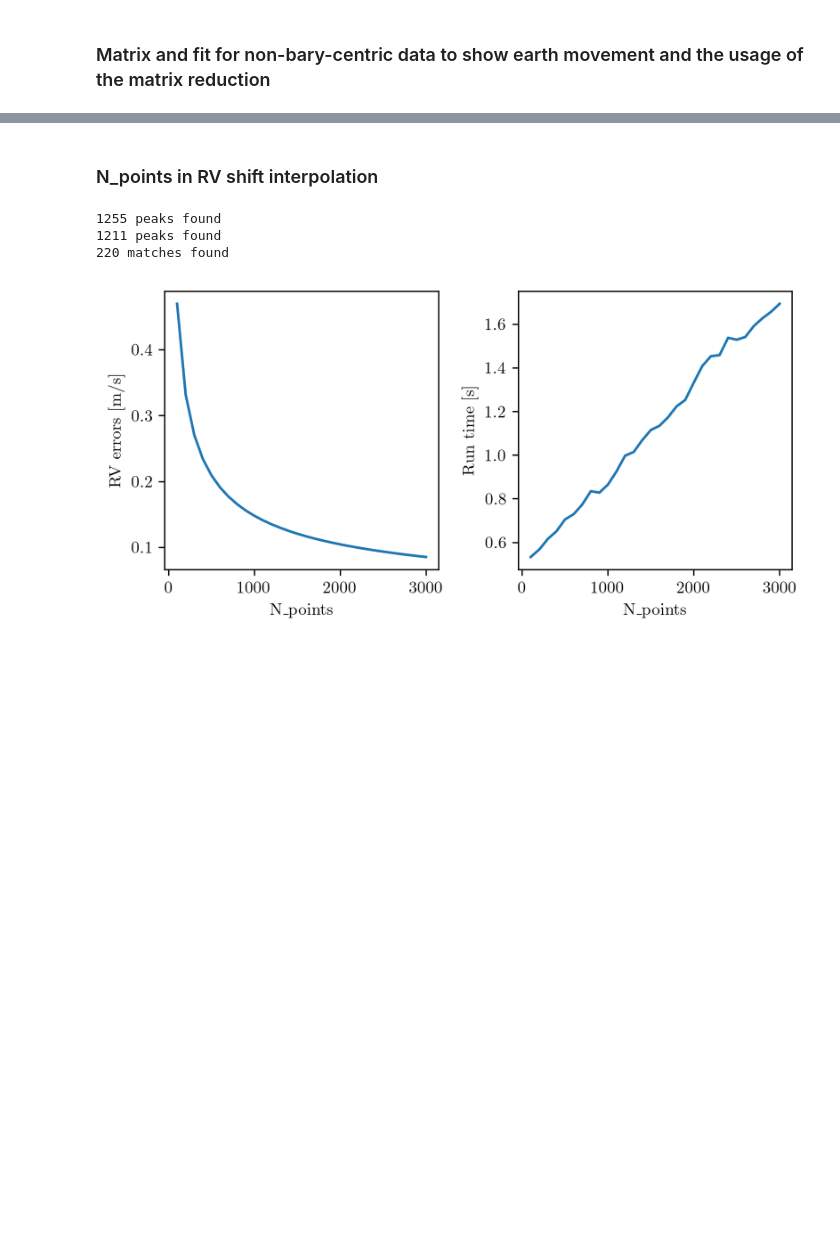
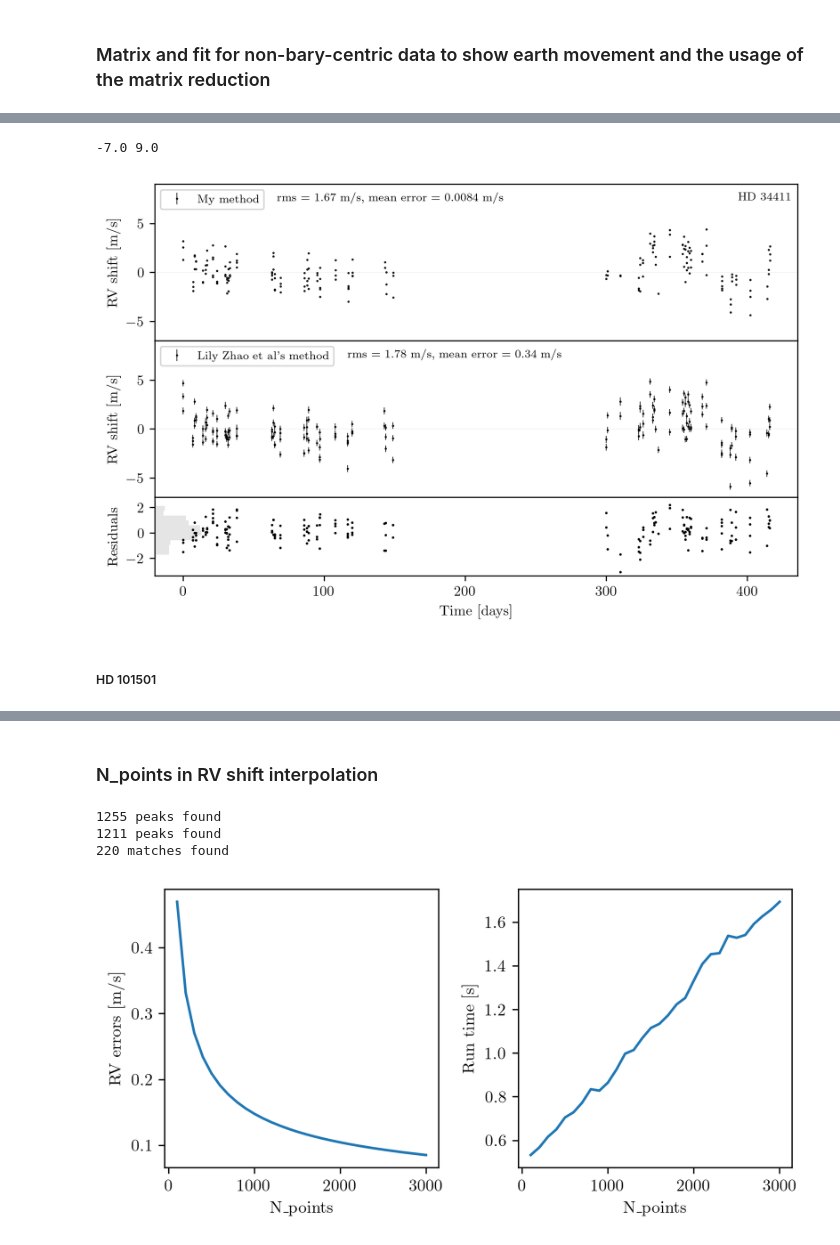
Before and after one commit to Harteg/bachelor-project, a Jupyter notebook: rv_plots.ipynb, the cells around one changed output, grey strips where cells are left out. Drawn from its saved outputs; the diff is of its cells as text; code cells hidden in the pictures; blank space fills up the shorter version.

```diff
--- a/rv_plots.ipynb
+++ b/rv_plots.ipynb
@@ -222,0 +242,13 @@ plot_compare_lily(final_shifts, final_shifts_err, days)
+# %%
+rv, rv_err, days = prepare_data_for_plot("lily_data_results/34411_all_baryTrue_err1_dist05_area02.npy", path=SPECTRA_PATH_34411)
+# %%
+plot_compare_lily(rv, rv_err, days,
+    lily_data_file="34411_activity.csv",
+    # save_as="latex/figures/HD34411_barycentric_rv_vs_lily.pdf",
+    star_name="HD 34411"
+)
+# %% [output]
+-7.0 9.0
+[figure, added]
+# %% [markdown]
+##### HD 101501
```
Also changed, not shown: parts of 49 cells of this notebook, 54 other files.
